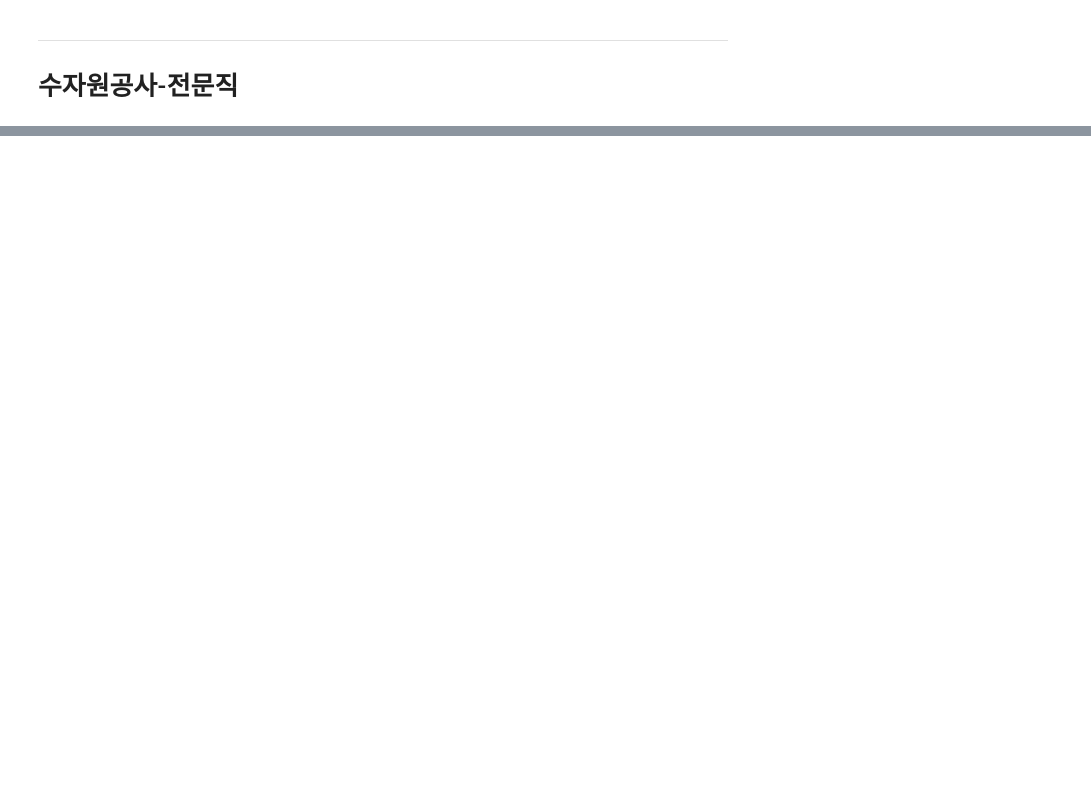
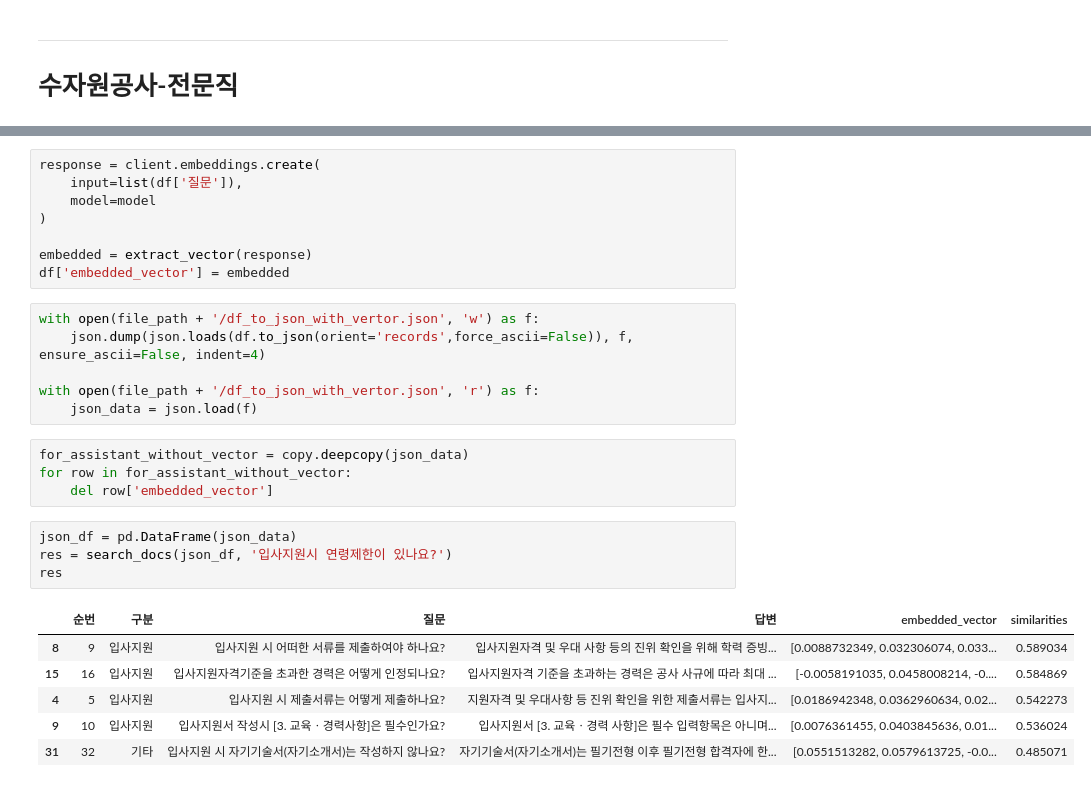
Before and after one commit to hunoNamtaehyeon/FAQ_st, a Jupyter notebook: chk_data.ipynb, the cells around one changed output, grey strips where cells are left out. Cells and saved outputs as stored; diff of their text form; blank space fills up the shorter version.

```diff
--- a/chk_data.ipynb
+++ b/chk_data.ipynb
@@ -142,0 +192,29 @@ first_assistant
+# %%
+response = client.embeddings.create(
+    input=list(df['질문']),
+    model=model
+)
+
+embedded = extract_vector(response)
+df['embedded_vector'] = embedded
+# %%
+with open(file_path + '/df_to_json_with_vertor.json', 'w') as f:
+    json.dump(json.loads(df.to_json(orient='records',force_ascii=False)), f, ensure_ascii=False, indent=4)
+
+with open(file_path + '/df_to_json_with_vertor.json', 'r') as f:
+    json_data = json.load(f)
+# %%
+for_assistant_without_vector = copy.deepcopy(json_data)
+for row in for_assistant_without_vector:
+    del row['embedded_vector']
+# %%
+json_df = pd.DataFrame(json_data)
+res = search_docs(json_df, '입사지원시 연령제한이 있나요?')
+res
+# %% [output]
+|  | 순번 | 구분 | 질문 | 답변 | embedded_vector | similarities |
+| 8 | 9 | 입사지원 | 입사지원 시 어떠한 서류를 제출하여야 하나요? | 입사지원자격 및 우대 사항 등의 진위 확인을 위해 학력 증빙... | [0.0088732349, 0.032306074, 0.033... | 0.589034 |
+| 15 | 16 | 입사지원 | 입사지원자격기준을 초과한 경력은 어떻게 인정되나요? | 입사지원자격 기준을 초과하는 경력은 공사 사규에 따라 최대 ... | [-0.0058191035, 0.0458008214, -0.... | 0.584869 |
+| 4 | 5 | 입사지원 | 입사지원 시 제출서류는 어떻게 제출하나요? | 지원자격 및 우대사항 등 진위 확인을 위한 제출서류는 입사지... | [0.0186942348, 0.0362960634, 0.02... | 0.542273 |
+| 9 | 10 | 입사지원 | 입사지원서 작성시 [3. 교육ㆍ경력사항]은 필수인가요? | 입사지원서 [3. 교육ㆍ경력 사항]은 필수 입력항목은 아니며... | [0.0076361455, 0.0403845636, 0.01... | 0.536024 |
+| 31 | 32 | 기타 | 입사지원 시 자기기술서(자기소개서)는 작성하지 않나요? | 자기기술서(자기소개서)는 필기전형 이후 필기전형 합격자에 한... | [0.0551513282, 0.0579613725, -0.0... | 0.485071 |
```
Also changed, not shown: parts of 8 cells of this notebook, 7 other files.
